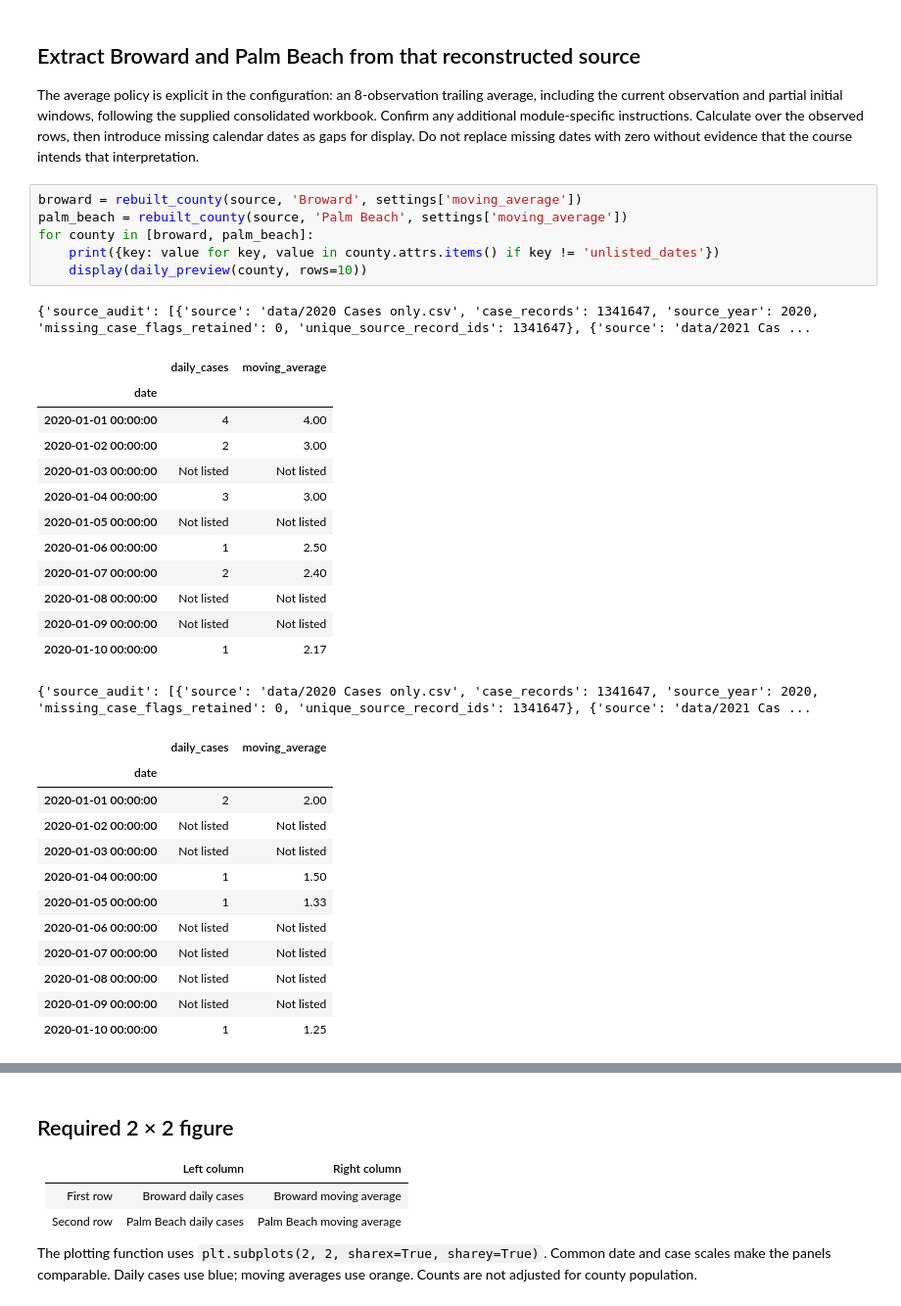
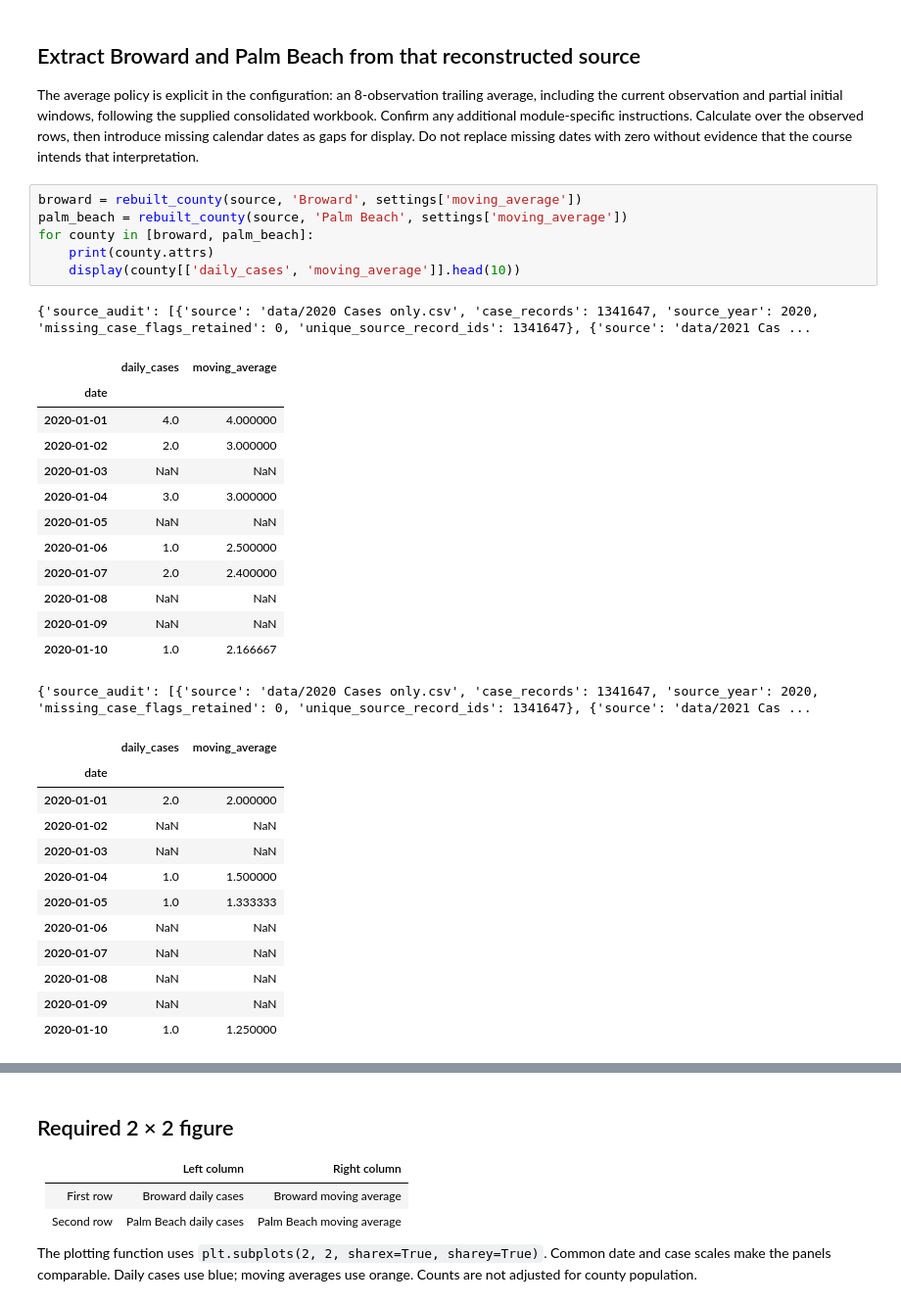
Before and after one commit to SheikhRobinEmon-USF/DV-Python-assignment, a Jupyter notebook: notebooks/05_reconstruct_covid_and_panels.ipynb, the cells around one changed output, grey strips where cells are left out. Shown at 98% size. Drawn from its saved outputs; the diff is of its cells as text.

```diff
--- a/notebooks/05_reconstruct_covid_and_panels.ipynb
+++ b/notebooks/05_reconstruct_covid_and_panels.ipynb
@@ -54,33 +54,33 @@ The average policy is explicit in the configuration: an 8-observation trailing a
 # %%
 broward = rebuilt_county(source, 'Broward', settings['moving_average'])
 palm_beach = rebuilt_county(source, 'Palm Beach', settings['moving_average'])
 for county in [broward, palm_beach]:
-    print({key: value for key, value in county.attrs.items() if key != 'unlisted_dates'})
-    display(daily_preview(county, rows=10))
+    print(county.attrs)
+    display(county[['daily_cases', 'moving_average']].head(10))
 # %% [output]
 {'source_audit': [{'source': 'data/2020 Cases only.csv', 'case_records': 1341647, 'source_year': 2020, 'missing_case_flags_retained': 0, 'unique_source_record_ids': 1341647}, {'source': 'data/2021 Cas ...
 |  | daily_cases | moving_average |
 | date |  |  |
-| 2020-01-01 00:00:00 | 4 | 4.00 |
-| 2020-01-02 00:00:00 | 2 | 3.00 |
-| 2020-01-03 00:00:00 | Not listed | Not listed |
-| 2020-01-04 00:00:00 | 3 | 3.00 |
-| 2020-01-05 00:00:00 | Not listed | Not listed |
-| 2020-01-06 00:00:00 | 1 | 2.50 |
-| 2020-01-07 00:00:00 | 2 | 2.40 |
-| 2020-01-08 00:00:00 | Not listed | Not listed |
-| 2020-01-09 00:00:00 | Not listed | Not listed |
-| 2020-01-10 00:00:00 | 1 | 2.17 |
+| 2020-01-01 | 4.0 | 4.000000 |
+| 2020-01-02 | 2.0 | 3.000000 |
+| 2020-01-03 | NaN | NaN |
+| 2020-01-04 | 3.0 | 3.000000 |
+| 2020-01-05 | NaN | NaN |
+| 2020-01-06 | 1.0 | 2.500000 |
+| 2020-01-07 | 2.0 | 2.400000 |
+| 2020-01-08 | NaN | NaN |
+| 2020-01-09 | NaN | NaN |
+| 2020-01-10 | 1.0 | 2.166667 |
 {'source_audit': [{'source': 'data/2020 Cases only.csv', 'case_records': 1341647, 'source_year': 2020, 'missing_case_flags_retained': 0, 'unique_source_record_ids': 1341647}, {'source': 'data/2021 Cas ...
 |  | daily_cases | moving_average |
 | date |  |  |
-| 2020-01-01 00:00:00 | 2 | 2.00 |
-| 2020-01-02 00:00:00 | Not listed | Not listed |
-| 2020-01-03 00:00:00 | Not listed | Not listed |
-| 2020-01-04 00:00:00 | 1 | 1.50 |
-| 2020-01-05 00:00:00 | 1 | 1.33 |
-| 2020-01-06 00:00:00 | Not listed | Not listed |
-| 2020-01-07 00:00:00 | Not listed | Not listed |
-| 2020-01-08 00:00:00 | Not listed | Not listed |
-| 2020-01-09 00:00:00 | Not listed | Not listed |
-| 2020-01-10 00:00:00 | 1 | 1.25 |
+| 2020-01-01 | 2.0 | 2.000000 |
+| 2020-01-02 | NaN | NaN |
+| 2020-01-03 | NaN | NaN |
+| 2020-01-04 | 1.0 | 1.500000 |
+| 2020-01-05 | 1.0 | 1.333333 |
+| 2020-01-06 | NaN | NaN |
+| 2020-01-07 | NaN | NaN |
+| 2020-01-08 | NaN | NaN |
+| 2020-01-09 | NaN | NaN |
+| 2020-01-10 | 1.0 | 1.250000 |
```
Also changed, not shown: parts of 3 cells of this notebook, 20 other files.
